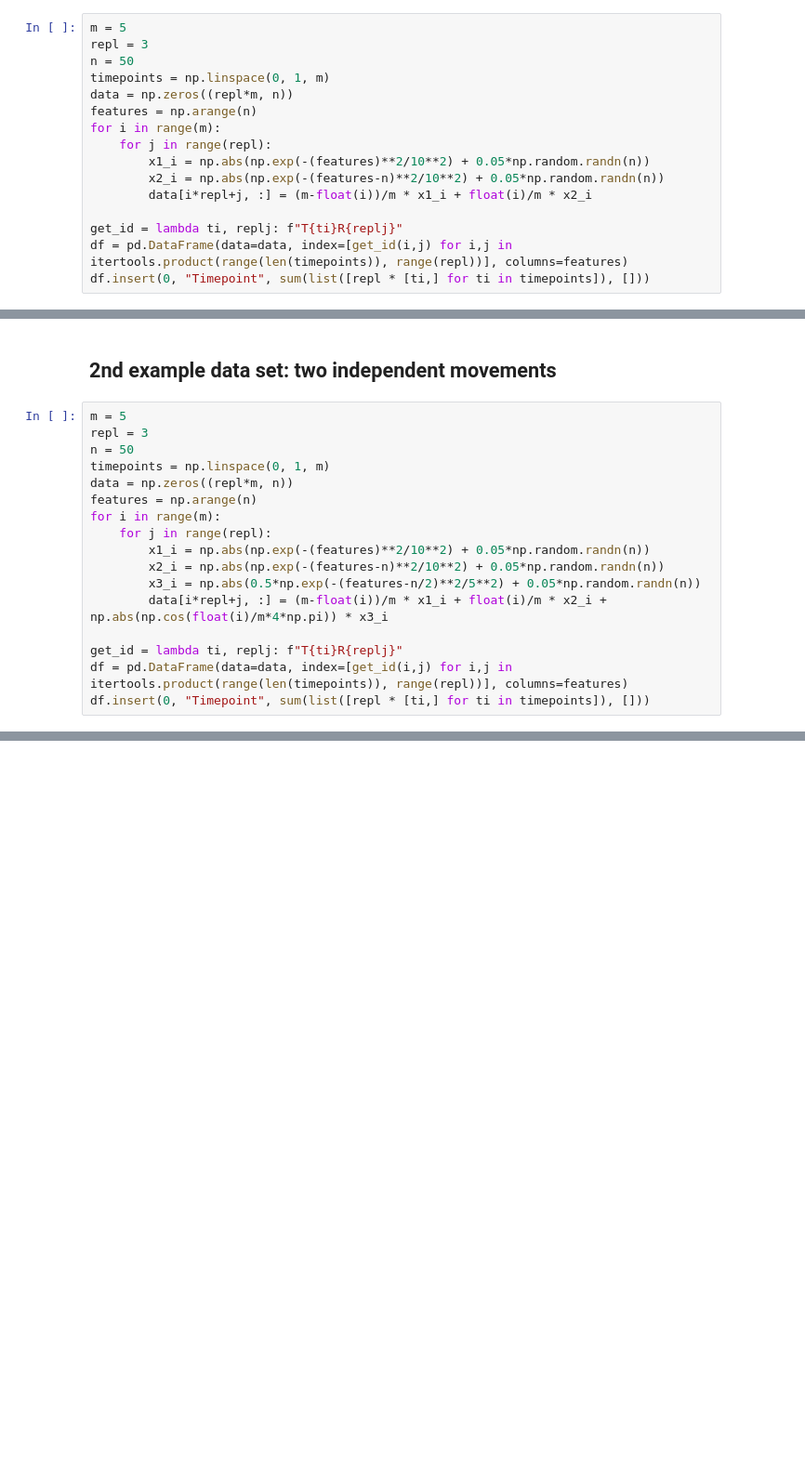
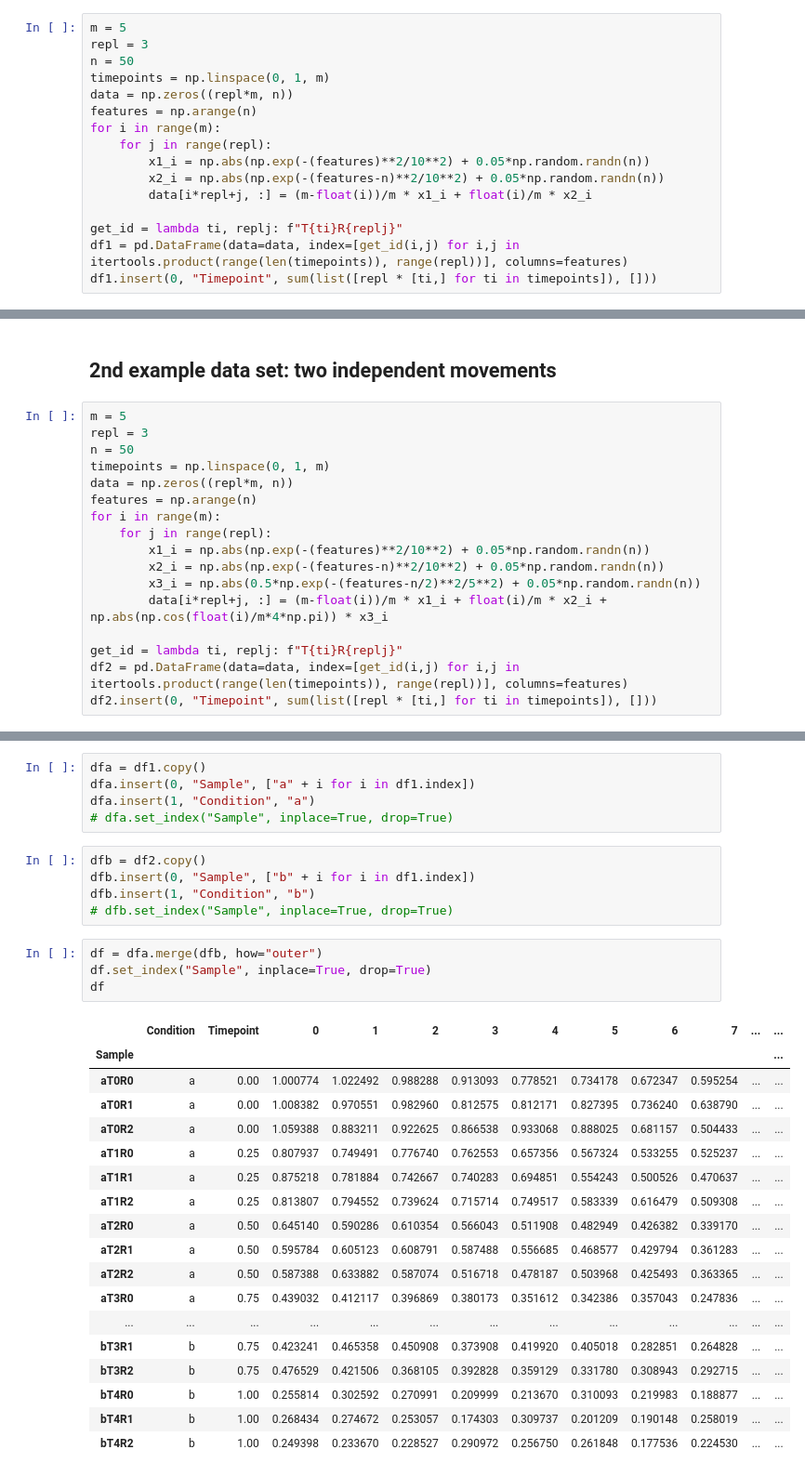
Before and after one commit to swaldherr/podomics, a Jupyter notebook: generate_podomics_example.ipynb, the cells around one changed output, grey strips where cells are left out. Shown: that part at 93% size. Cells and saved outputs as stored; diff of their text form; blank space fills up the shorter version.

```diff
--- a/generate_podomics_example.ipynb
+++ b/generate_podomics_example.ipynb
@@ -18,8 +18,8 @@ for i in range(m):
         data[i*repl+j, :] = (m-float(i))/m * x1_i + float(i)/m * x2_i
 
 get_id = lambda ti, replj: f"T{ti}R{replj}"
-df = pd.DataFrame(data=data, index=[get_id(i,j) for i,j in itertools.product(range(len(timepoints)), range(repl))], columns=features)
-df.insert(0, "Timepoint", sum(list([repl * [ti,] for ti in timepoints]), []))
+df1 = pd.DataFrame(data=data, index=[get_id(i,j) for i,j in itertools.product(range(len(timepoints)), range(repl))], columns=features)
+df1.insert(0, "Timepoint", sum(list([repl * [ti,] for ti in timepoints]), []))
 # %%
 fig, axs = pylab.subplots(m, repl, figsize=(15,10))
 for i in range(m):
@@ -47,8 +47,8 @@ for i in range(m):
         data[i*repl+j, :] = (m-float(i))/m * x1_i + float(i)/m * x2_i + np.abs(np.cos(float(i)/m*4*np.pi)) * x3_i
 
 get_id = lambda ti, replj: f"T{ti}R{replj}"
-df = pd.DataFrame(data=data, index=[get_id(i,j) for i,j in itertools.product(range(len(timepoints)), range(repl))], columns=features)
-df.insert(0, "Timepoint", sum(list([repl * [ti,] for ti in timepoints]), []))
+df2 = pd.DataFrame(data=data, index=[get_id(i,j) for i,j in itertools.product(range(len(timepoints)), range(repl))], columns=features)
+df2.insert(0, "Timepoint", sum(list([repl * [ti,] for ti in timepoints]), []))
 # %%
 fig, axs = pylab.subplots(m, repl, figsize=(15,10))
 for i in range(m):
@@ -61,0 +68,33 @@ df.to_csv('exampledata2.csv', sep=',', index_label="Sample")
+# %%
+dfa = df1.copy()
+dfa.insert(0, "Sample", ["a" + i for i in df1.index])
+dfa.insert(1, "Condition", "a")
+# dfa.set_index("Sample", inplace=True, drop=True)
+# %%
+dfb = df2.copy()
+dfb.insert(0, "Sample", ["b" + i for i in df1.index])
+dfb.insert(1, "Condition", "b")
+# dfb.set_index("Sample", inplace=True, drop=True)
+# %%
+df = dfa.merge(dfb, how="outer")
+df.set_index("Sample", inplace=True, drop=True)
+df
+# %% [output]
+|  | Condition | Timepoint | 0 | 1 | 2 | 3 | 4 | 5 | 6 | 7 | ... | ... |
+| Sample |  |  |  |  |  |  |  |  |  |  |  | ... |
+| aT0R0 | a | 0.00 | 1.000774 | 1.022492 | 0.988288 | 0.913093 | 0.778521 | 0.734178 | 0.672347 | 0.595254 | ... | ... |
+| aT0R1 | a | 0.00 | 1.008382 | 0.970551 | 0.982960 | 0.812575 | 0.812171 | 0.827395 | 0.736240 | 0.638790 | ... | ... |
+| aT0R2 | a | 0.00 | 1.059388 | 0.883211 | 0.922625 | 0.866538 | 0.933068 | 0.888025 | 0.681157 | 0.504433 | ... | ... |
+| aT1R0 | a | 0.25 | 0.807937 | 0.749491 | 0.776740 | 0.762553 | 0.657356 | 0.567324 | 0.533255 | 0.525237 | ... | ... |
+| aT1R1 | a | 0.25 | 0.875218 | 0.781884 | 0.742667 | 0.740283 | 0.694851 | 0.554243 | 0.500526 | 0.470637 | ... | ... |
+| aT1R2 | a | 0.25 | 0.813807 | 0.794552 | 0.739624 | 0.715714 | 0.749517 | 0.583339 | 0.616479 | 0.509308 | ... | ... |
+| aT2R0 | a | 0.50 | 0.645140 | 0.590286 | 0.610354 | 0.566043 | 0.511908 | 0.482949 | 0.426382 | 0.339170 | ... | ... |
+| aT2R1 | a | 0.50 | 0.595784 | 0.605123 | 0.608791 | 0.587488 | 0.556685 | 0.468577 | 0.429794 | 0.361283 | ... | ... |
+| aT2R2 | a | 0.50 | 0.587388 | 0.633882 | 0.587074 | 0.516718 | 0.478187 | 0.503968 | 0.425493 | 0.363365 | ... | ... |
+| aT3R0 | a | 0.75 | 0.439032 | 0.412117 | 0.396869 | 0.380173 | 0.351612 | 0.342386 | 0.357043 | 0.247836 | ... | ... |
+| ... | ... | ... | ... | ... | ... | ... | ... | ... | ... | ... | ... | ... |
+| bT3R1 | b | 0.75 | 0.423241 | 0.465358 | 0.450908 | 0.373908 | 0.419920 | 0.405018 | 0.282851 | 0.264828 | ... | ... |
+| bT3R2 | b | 0.75 | 0.476529 | 0.421506 | 0.368105 | 0.392828 | 0.359129 | 0.331780 | 0.308943 | 0.292715 | ... | ... |
+| bT4R0 | b | 1.00 | 0.255814 | 0.302592 | 0.270991 | 0.209999 | 0.213670 | 0.310093 | 0.219983 | 0.188877 | ... | ... |
+| bT4R1 | b | 1.00 | 0.268434 | 0.274672 | 0.253057 | 0.174303 | 0.309737 | 0.201209 | 0.190148 | 0.258019 | ... | ... |
+| bT4R2 | b | 1.00 | 0.249398 | 0.233670 | 0.228527 | 0.290972 | 0.256750 | 0.261848 | 0.177536 | 0.224530 | ... | ... |
```
Also changed, not shown: parts of 8 cells of this notebook, 4 other files.
